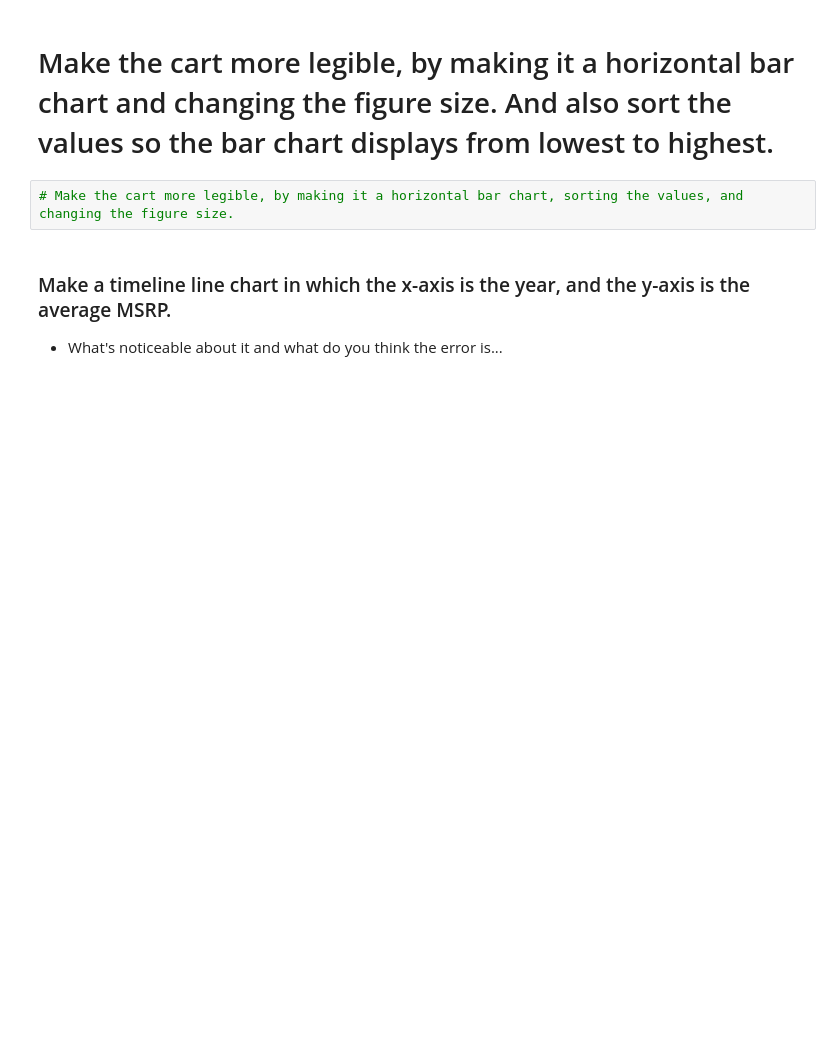
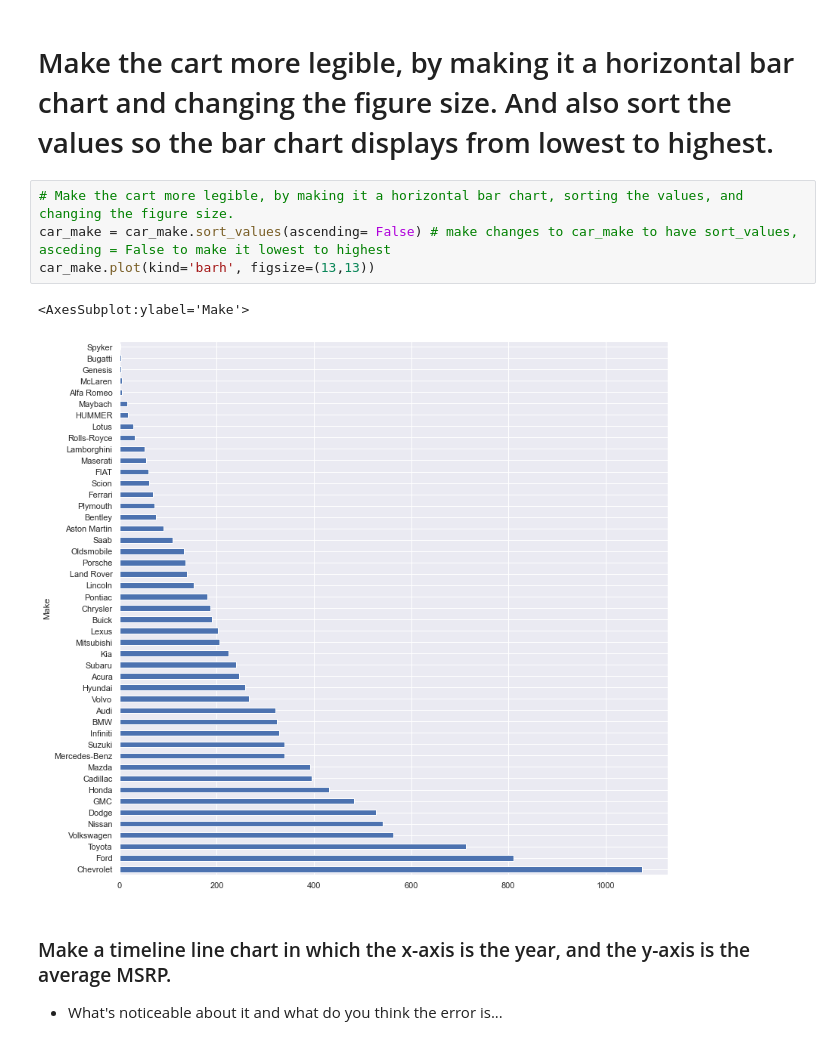
Before and after one commit to DavidGuzman1999/2021-fall-data-science, a Jupyter notebook: Week-02-EDA/Exercise-EDA.ipynb, the cells around one changed output. Cells and saved outputs as stored; diff of their text form; blank space fills up the shorter version.

```diff
--- a/Week-02-EDA/Exercise-EDA.ipynb
+++ b/Week-02-EDA/Exercise-EDA.ipynb
@@ -59,6 +160,11 @@ _Brand of car is the `Make` of the car._
 # Make the cart more legible, by making it a horizontal bar chart and changing the figure size.  And also sort the values so the bar chart displays from lowest to highest.
 # %%
 # Make the cart more legible, by making it a horizontal bar chart, sorting the values, and changing the figure size.
+car_make = car_make.sort_values(ascending= False) # make changes to car_make to have sort_values, asceding = False to make it lowest to highest
+car_make.plot(kind='barh', figsize=(13,13))
+# %% [output]
+<AxesSubplot:ylabel='Make'>
+[figure, added]
 # %% [markdown]
 ### Make a timeline line chart in which the x-axis is the year, and the y-axis is the average MSRP.
 * What's noticeable about it and what do you think the error is...
```
Also changed, not shown: parts of 37 cells of this notebook, 2 other files.
